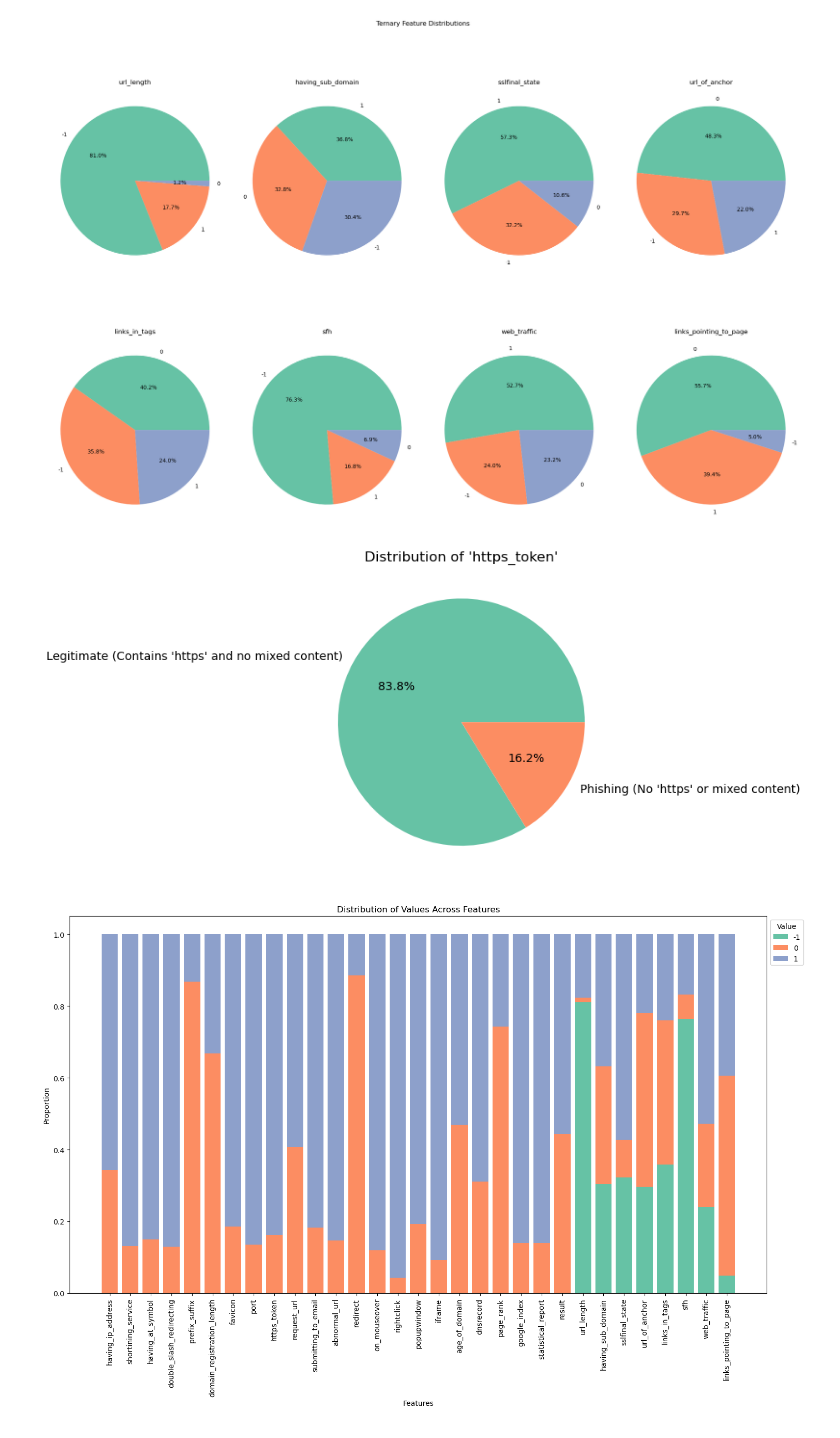
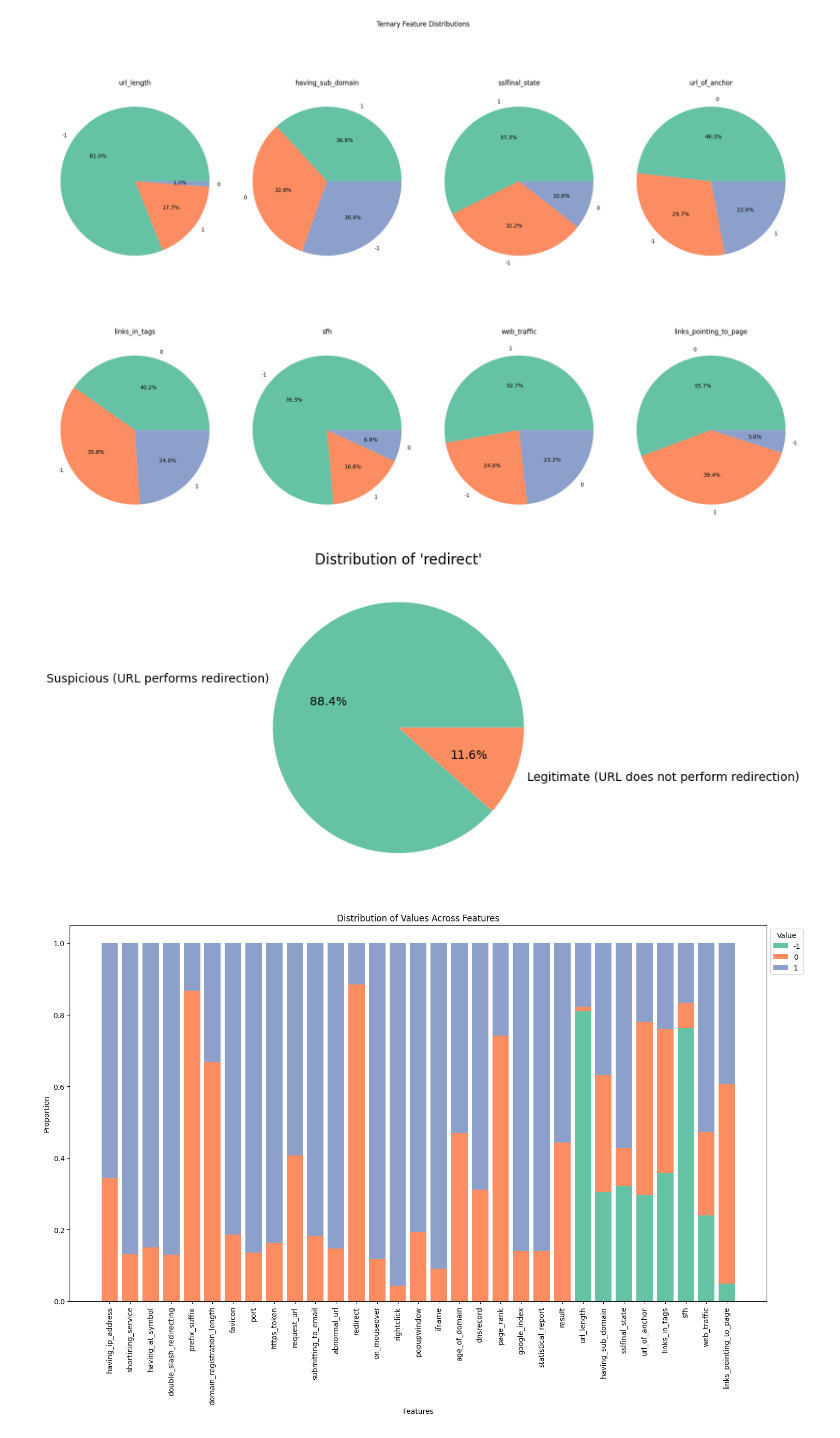
Before and after one commit to nathanMils/781-Project, a Jupyter notebook: notebooks/eda.ipynb, the cells around one changed output. Cells and saved outputs as stored; diff of their text form; code cells hidden in the pictures.

```diff
--- a/notebooks/eda.ipynb
+++ b/notebooks/eda.ipynb
@@ -301,9 +306,9 @@ def draw_pie(data, feature):
     plt.title(f"Distribution of '{feature}'")
     plt.show()
 # %%
-draw_pie(encoded_data.copy(), "https_token")
+draw_pie(encoded_data.copy(), "redirect")
 # %% [output]
-[figure, old version]
+[figure, new version]
 # %%
 binary_features = [col for col in encoded_data.columns if len(encoded_data[col].unique()) == 2]
 ternary_features = [col for col in encoded_data.columns if len(encoded_data[col].unique()) == 3]
```
Also changed, not shown: parts of 1 cell of this notebook, 1 other file.
